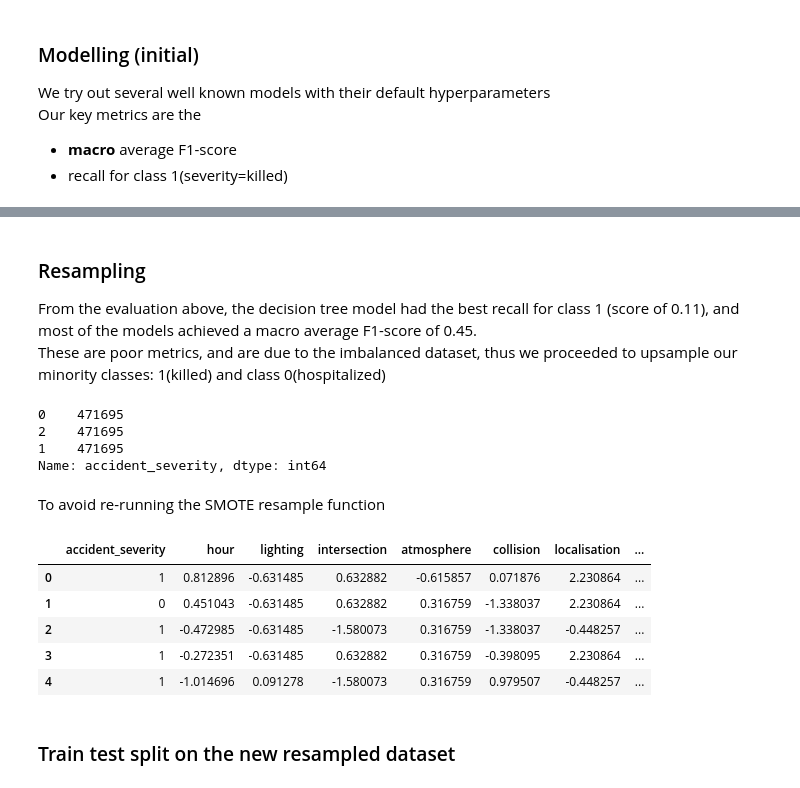
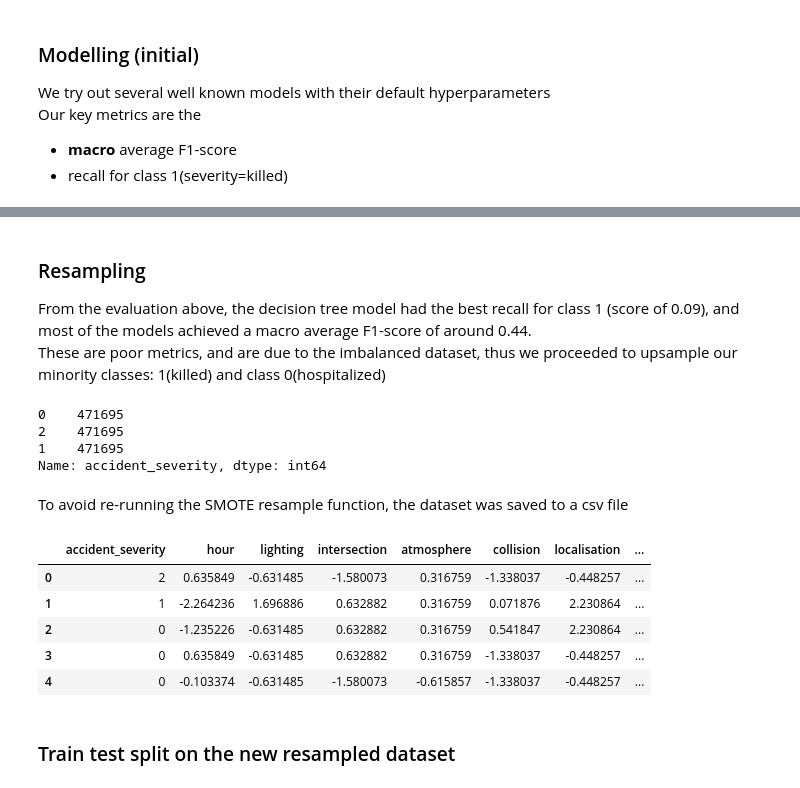
Before and after one commit to jedidiah-oladele/Accidents-In-France, a Jupyter notebook: Modeling.ipynb, the cells around one changed output, grey strips where cells are left out. Cells and saved outputs as stored; diff of their text form; code cells hidden in the pictures.

Commit message:
'Modelling'

```diff
--- a/Modeling.ipynb
+++ b/Modeling.ipynb
@@ -168,7 +173,7 @@ Macro F1-Score: 0.4533
 -----------------------------------------------------
 # %% [markdown]
 ### Resampling
-From the evaluation above, the decision tree model had the best recall for class 1 (score of 0.11), and most of the models achieved a macro average F1-score of 0.45.<br>
+From the evaluation above, the decision tree model had the best recall for class 1 (score of 0.09), and most of the models achieved a macro average F1-score of around 0.44.<br>
 These are poor metrics, and are due to the imbalanced dataset, thus we proceeded to upsample our minority classes: 1(killed) and class 0(hospitalized)
 # %%
 sm = SMOTE(sampling_strategy='all', n_jobs=-1)
@@ -186,5 +191,5 @@ resampled_df = pd.concat([resampled_Y, resampled_X], axis=1)
 # Shuffle the dataset
 resampled_df = resampled_df.sample(frac=1).reset_index(drop=True)
 # %% [markdown]
-To avoid re-running the SMOTE resample function
+To avoid re-running the SMOTE resample function, the dataset was saved to a csv file
 # %%
@@ -192,13 +197,13 @@ To avoid re-running the SMOTE resample function
 # %%
-resampled_df = pd.read_csv('resampled_df.csv')
+resampled_df = pd.read_csv('resampled_dataset.csv')
 resampled_df.head()
 # %% [output]
 |  | accident_severity | hour | lighting | intersection | atmosphere | collision | localisation | ... |
-| 0 | 1 | 0.812896 | -0.631485 | 0.632882 | -0.615857 | 0.071876 | 2.230864 | ... |
-| 1 | 0 | 0.451043 | -0.631485 | 0.632882 | 0.316759 | -1.338037 | 2.230864 | ... |
-| 2 | 1 | -0.472985 | -0.631485 | -1.580073 | 0.316759 | -1.338037 | -0.448257 | ... |
-| 3 | 1 | -0.272351 | -0.631485 | 0.632882 | 0.316759 | -0.398095 | 2.230864 | ... |
-| 4 | 1 | -1.014696 | 0.091278 | -1.580073 | 0.316759 | 0.979507 | -0.448257 | ... |
+| 0 | 2 | 0.635849 | -0.631485 | -1.580073 | 0.316759 | -1.338037 | -0.448257 | ... |
+| 1 | 1 | -2.264236 | 1.696886 | 0.632882 | 0.316759 | 0.071876 | 2.230864 | ... |
+| 2 | 0 | -1.235226 | -0.631485 | 0.632882 | 0.316759 | 0.541847 | 2.230864 | ... |
+| 3 | 0 | 0.635849 | -0.631485 | 0.632882 | 0.316759 | -1.338037 | -0.448257 | ... |
+| 4 | 0 | -0.103374 | -0.631485 | -1.580073 | -0.615857 | -1.338037 | -0.448257 | ... |
 # %% [markdown]
 ### Train test split on the new resampled dataset
 # %%
```
Also changed, not shown: parts of 17 cells of this notebook, 1 other file.
